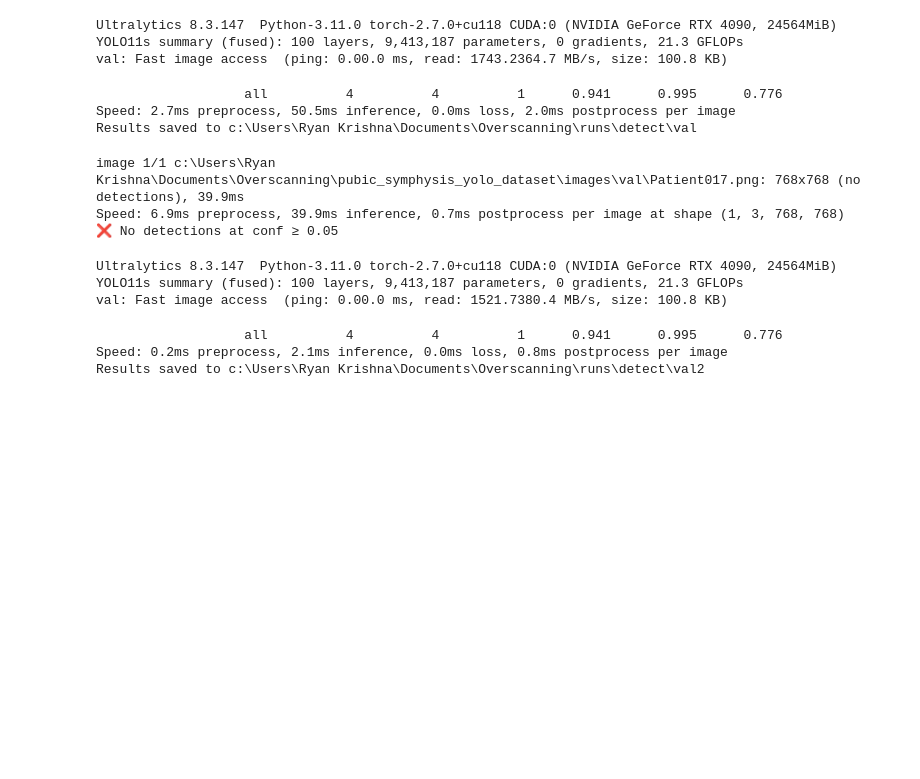
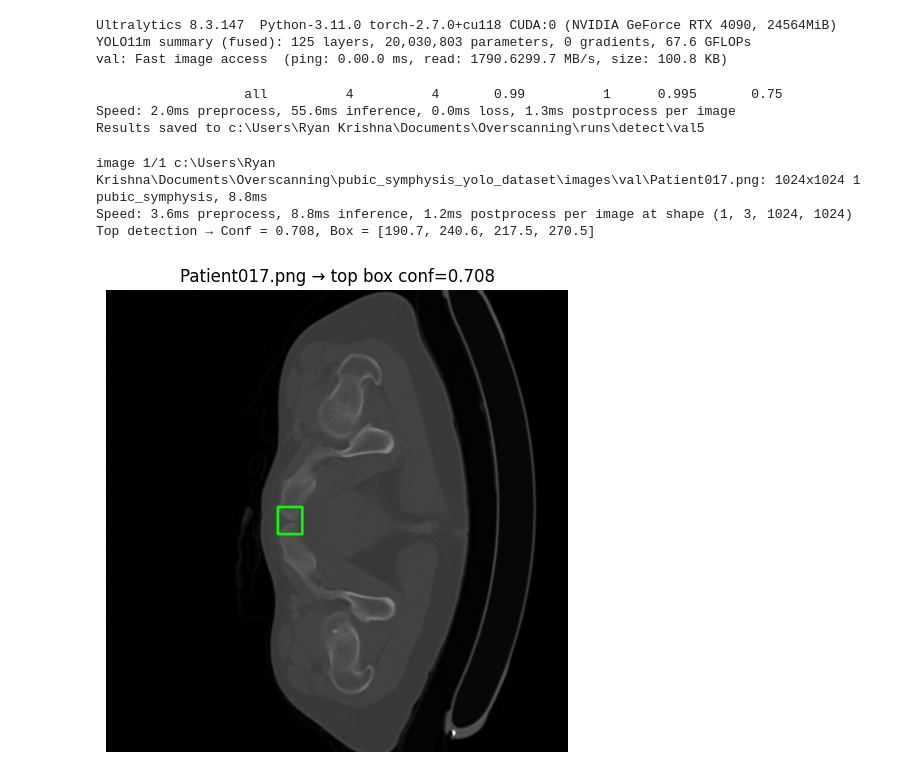
Before and after one commit to Velociturtle/overscanning_abdominal_ct, a Jupyter notebook: yolo.ipynb, the cells around one changed output. Cells and saved outputs as stored; diff of their text form; code cells hidden in the pictures; blank space fills up the shorter version.

```diff
--- a/yolo.ipynb
+++ b/yolo.ipynb
@@ -212,16 +214,16 @@ Starting training for 100 epochs...
 # %%
 from ultralytics import YOLO
 
-# Load the best weights from the new run
-best_weights = "yolo_runs/yolo11_pubic_symphysis_s_aug/weights/best.pt"
+# UPDATED: load the medium‐backbone best model
+best_weights = "yolo_runs/yolo11_pubic_symphysis_m_hardtrain/weights/best.pt"
 model = YOLO(best_weights)
 
-# Run validation to print final precision/recall/mAP
+# Run validation to print precision / recall / mAP
 val_results = model.val()
 # %% [output]
 Ultralytics 8.3.147  Python-3.11.0 torch-2.7.0+cu118 CUDA:0 (NVIDIA GeForce RTX 4090, 24564MiB)
-YOLO11s summary (fused): 100 layers, 9,413,187 parameters, 0 gradients, 21.3 GFLOPs
-val: Fast image access  (ping: 0.00.0 ms, read: 1743.2364.7 MB/s, size: 100.8 KB)
+YOLO11m summary (fused): 125 layers, 20,030,803 parameters, 0 gradients, 67.6 GFLOPs
+val: Fast image access  (ping: 0.00.0 ms, read: 1790.6299.7 MB/s, size: 100.8 KB)
-                   all          4          4          1      0.941      0.995      0.776
-Speed: 2.7ms preprocess, 50.5ms inference, 0.0ms loss, 2.0ms postprocess per image
-Results saved to c:\Users\Ryan Krishna\Documents\Overscanning\runs\detect\val
+                   all          4          4       0.99          1      0.995       0.75
+Speed: 2.0ms preprocess, 55.6ms inference, 0.0ms loss, 1.3ms postprocess per image
+Results saved to c:\Users\Ryan Krishna\Documents\Overscanning\runs\detect\val5
@@ -232,79 +230,65 @@ plot_results("yolo_runs/yolo11_pubic_symphysis_s_aug/results.txt")
 # %%
+# If you haven’t already done so in this notebook, run this once:
+%matplotlib inline
+
 import cv2
 import matplotlib.pyplot as plt
 from ultralytics import YOLO
 from pathlib import Path
 
-best_weights = "yolo_runs/yolo11_pubic_symphysis_s_aug/weights/best.pt"
+# 1) Load your “medium”‐backbone best weights (no need to change anything else)
+best_weights = "yolo_runs/yolo11_pubic_symphysis_m_hardtrain/weights/best.pt"
 model = YOLO(best_weights)
 
+# 2) Pick one validation image to visualize
 dataset_root = Path("pubic_symphysis_yolo_dataset")
 val_image_dir = dataset_root / "images" / "val"
 pid = next(val_image_dir.iterdir()).name  # e.g. "Patient017.png"
 img_path = val_image_dir / pid
 
+# 3) Run inference with a reasonable conf threshold
 results = model.predict(
     source=str(img_path),
-    conf=0.05,    # start at 0.05; if you see the correct box, try raising to 0.15
+    conf=0.10,   # because this model is now stronger, we can start at 0.10
     device=0,
     save=False
 )[0]
 
+# 4) If no boxes survive ≥ 0.10, print a message. Otherwise draw the top box.
 if len(results.boxes) == 0:
-    print("❌ No detections at conf ≥ 0.05")
+    print("❌ No detections at conf ≥ 0.10")
 else:
     boxes = results.boxes
     sorted_indices = sorted(
         range(len(boxes)),
         key=lambda i: float(boxes[i].conf),
         reverse=True
     )
     best_i = sorted_indices[0]
     best_box = boxes[best_i]
     best_conf = float(best_box.conf)
     x1, y1, x2, y2 = best_box.xyxy[0].tolist()
 
     print(f"Top detection → Conf = {best_conf:.3f}, Box = [{x1:.1f}, {y1:.1f}, {x2:.1f}, {y2:.1f}]")
 
     img_bgr = cv2.imread(str(img_path), cv2.IMREAD_COLOR)
     vis = img_bgr.copy()
     cv2.rectangle(
         vis,
         (int(x1), int(y1)),
         (int(x2), int(y2)),
         (0, 255, 0),
         thickness=2
     )
 
     plt.figure(figsize=(6,6))
     plt.title(f"{pid} → top box conf={best_conf:.3f}")
     plt.axis("off")
     plt.imshow(cv2.cvtColor(vis, cv2.COLOR_BGR2RGB))
     plt.show()
 # %% [output]
-image 1/1 c:\Users\Ryan Krishna\Documents\Overscanning\pubic_symphysis_yolo_dataset\images\val\Patient017.png: 768x768 (no detections), 39.9ms
-Speed: 6.9ms preprocess, 39.9ms inference, 0.7ms postprocess per image at shape (1, 3, 768, 768)
-❌ No detections at conf ≥ 0.05
+image 1/1 c:\Users\Ryan Krishna\Documents\Overscanning\pubic_symphysis_yolo_dataset\images\val\Patient017.png: 1024x1024 1 pubic_symphysis, 8.8ms
+Speed: 3.6ms preprocess, 8.8ms inference, 1.2ms postprocess per image at shape (1, 3, 1024, 1024)
+Top detection → Conf = 0.708, Box = [190.7, 240.6, 217.5, 270.5]
+[figure, added]
-# %%
-from ultralytics import YOLO
-
-# 1. Load your best weights from the last training run
-best_weights = "yolo_runs/yolo11_pubic_symphysis_s_aug/weights/best.pt"
-model = YOLO(best_weights)
-
-# 2. Run validation on the entire validation set
-val_results = model.val()
-
-# 3. The console will print:
-#    Precision, Recall, mAP@0.50, mAP@0.50:0.95, and class‐specific metrics.
-#    For example:
-#      val/box_loss: 0.1234, val/obj_loss: 0.0567, val/cls_loss: 0.0000
-#      val/Precision: 0.123, val/Recall: 0.045, val/mAP@0.50: 0.112, val/mAP@0.50:0.95: 0.078
-# %% [output]
-Ultralytics 8.3.147  Python-3.11.0 torch-2.7.0+cu118 CUDA:0 (NVIDIA GeForce RTX 4090, 24564MiB)
-YOLO11s summary (fused): 100 layers, 9,413,187 parameters, 0 gradients, 21.3 GFLOPs
-val: Fast image access  (ping: 0.00.0 ms, read: 1521.7380.4 MB/s, size: 100.8 KB)
-                   all          4          4          1      0.941      0.995      0.776
-Speed: 0.2ms preprocess, 2.1ms inference, 0.0ms loss, 0.8ms postprocess per image
-Results saved to c:\Users\Ryan Krishna\Documents\Overscanning\runs\detect\val2
 # %%
```
Also changed, not shown: parts of 5 cells of this notebook, 47 other files.
